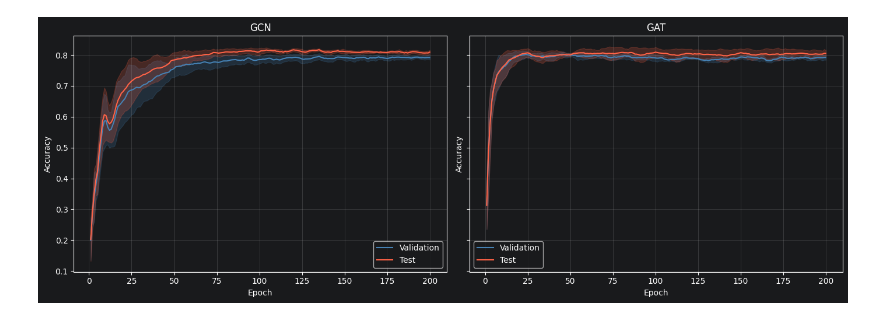
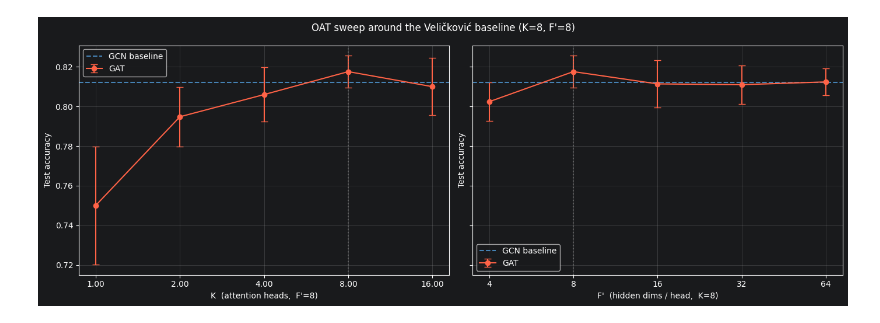
Before and after one commit to nilsmbecker/cora_neural-network, a Jupyter notebook: main.ipynb, the cells around one changed output. Saved outputs shown, nothing was run; the diff lists cells and outputs as text; code cells hidden in the pictures.

```diff
--- a/main.ipynb
+++ b/main.ipynb
@@ -50,31 +62,36 @@ summarize(df)
 # %%
-# Mean ± std learning curves across seeds for each model.
+# Sweep curves: test accuracy vs K (F'=8) and vs F' (K=8).
+s = summarize(df).reset_index()
+gat     = s[s["kind"] == "GAT"]
+gcn_acc = s[s["kind"] == "GCN"]["test_mean"].iloc[0]
+
+k_line  = gat[gat["Fp"] == 8].sort_values("K")
+fp_line = gat[gat["K"]  == 8].sort_values("Fp")
+
 fig, axes = plt.subplots(1, 2, figsize=(14, 5), sharey=True)
 
-for ax, model_name in zip(axes, ["GCN", "GAT"]):
-    subset = df[df["model"] == model_name]
+axes[0].errorbar(k_line["K"], k_line["test_mean"], yerr=k_line["test_std"],
+                 marker="o", capsize=4, color="tomato", label="GAT")
+axes[0].set_xlabel("K  (attention heads,  F'=8)")
+axes[0].set_xticks(k_line["K"])
 
-    for metric, color, label in [
-        ("val_acc",  "steelblue", "Validation"),
-        ("test_acc", "tomato",    "Test"),
-    ]:
-        # Pivot to (epoch × seed), then take mean and std across seeds.
-        pivot = subset.pivot(index="epoch", columns="seed", values=metric)
-        mean  = pivot.mean(axis=1)
-        std   = pivot.std(axis=1)
-        epochs = mean.index
+axes[1].errorbar(fp_line["Fp"], fp_line["test_mean"], yerr=fp_line["test_std"],
+                 marker="o", capsize=4, color="tomato", label="GAT")
+axes[1].set_xlabel("F'  (hidden dims / head,  K=8)")
+axes[1].set_xticks(fp_line["Fp"])
 
-        ax.plot(epochs, mean, color=color, label=label)
-        ax.fill_between(epochs, mean - std, mean + std, alpha=0.2, color=color)
+for ax in axes:
+    ax.set_xscale("log", base=2)
+    ax.get_xaxis().set_major_formatter(plt.ScalarFormatter())
+    ax.axhline(gcn_acc, ls="--", color="steelblue", label="GCN baseline")
+    ax.axvline(8, ls=":", color="gray", alpha=0.6)
+    ax.set_ylabel("Test accuracy")
+    ax.grid(True, alpha=0.3)
+    ax.legend()
 
-    ax.set_title(model_name)
-    ax.set_xlabel("Epoch")
-    ax.set_ylabel("Accuracy")
-    ax.legend()
-    ax.grid(True, alpha=0.3)
-
+fig.suptitle("OAT sweep around the Veličković baseline (K=8, F'=8)")
 plt.tight_layout()
-plt.savefig("learning_curves.png", dpi=150)
+plt.savefig("sweep_curves.png", dpi=150)
 plt.show()
 # %% [output]
-[figure, old version]
+[figure, new version]
```
Also changed, not shown: parts of 8 cells of this notebook, 1 other file.
